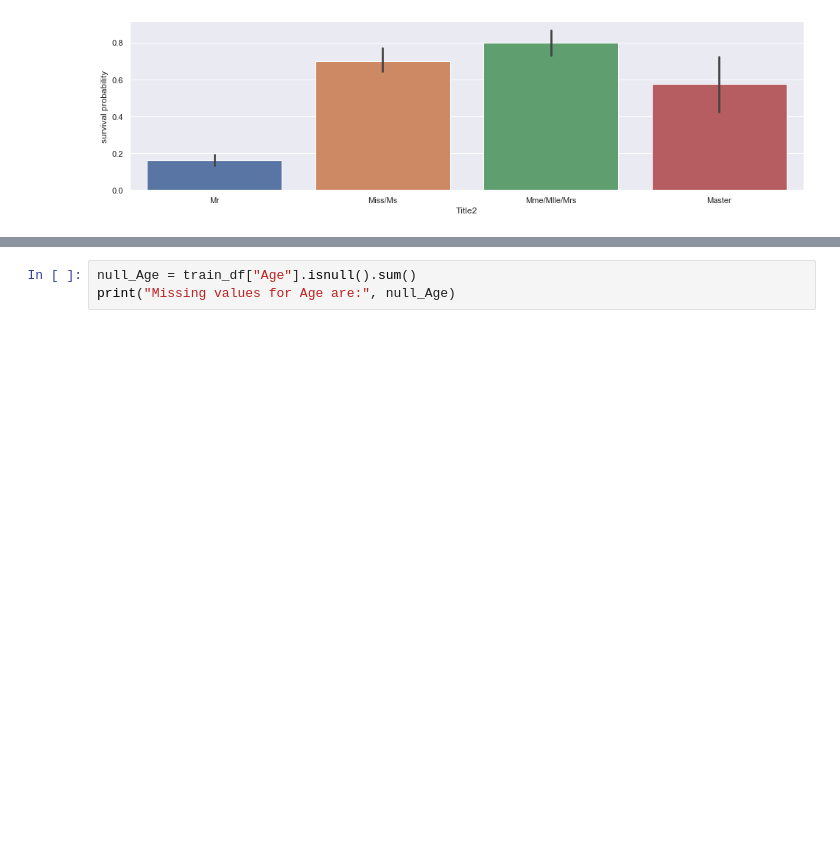
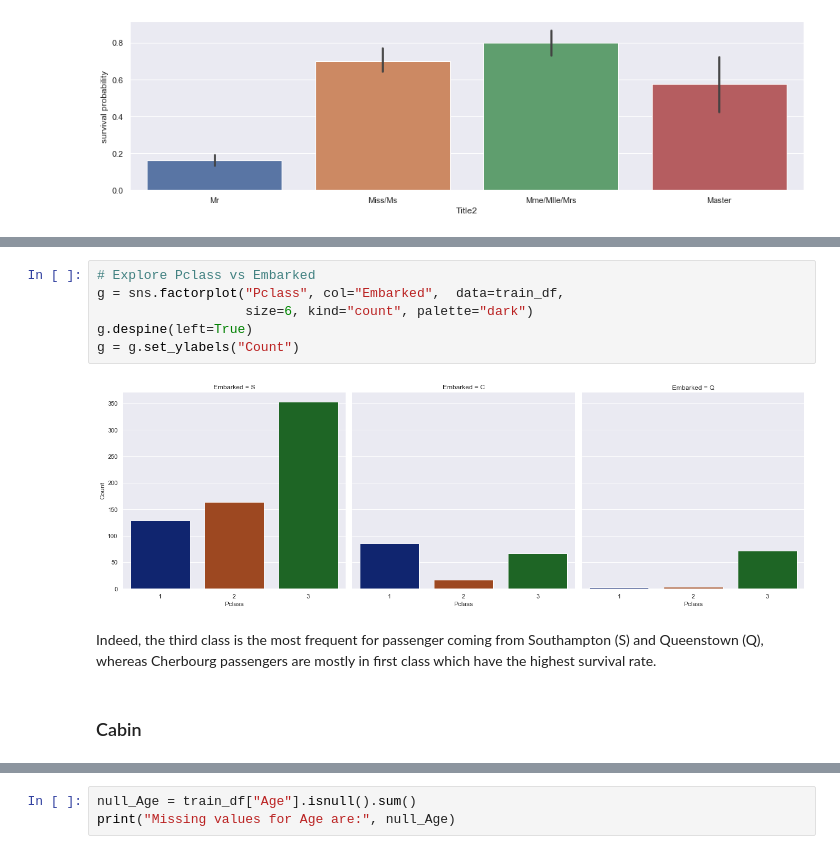
Before and after one commit to analyst8/titanic2020, a Jupyter notebook: titanic.ipynb, the cells around one changed output, grey strips where cells are left out. Saved outputs shown, nothing was run; the diff lists cells and outputs as text; blank space fills up the shorter version.

```diff
--- a/titanic.ipynb
+++ b/titanic.ipynb
@@ -520,0 +609,12 @@ train_df["Embarked"] = train_df["Embarked"].fillna("S")
+# %%
+# Explore Pclass vs Embarked
+g = sns.factorplot("Pclass", col="Embarked",  data=train_df,
+                   size=6, kind="count", palette="dark")
+g.despine(left=True)
+g = g.set_ylabels("Count")
+# %% [output]
+[figure, added]
+# %% [markdown]
+Indeed, the third class is the most frequent for passenger coming from Southampton (S) and Queenstown (Q), whereas Cherbourg passengers are mostly in first class which have the highest survival rate.
+# %% [markdown]
+### Cabin
```
Also changed, not shown: parts of 47 cells of this notebook.
